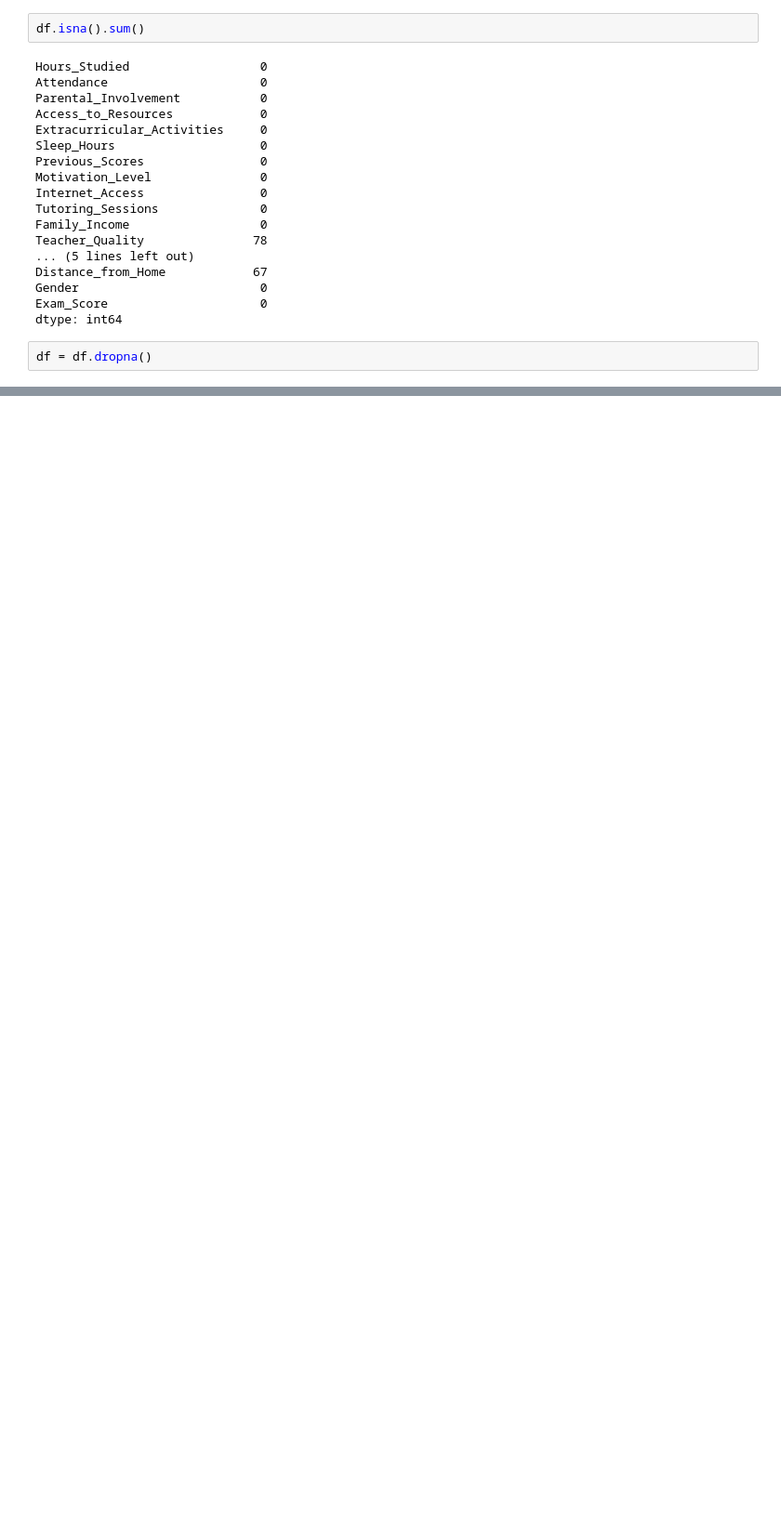
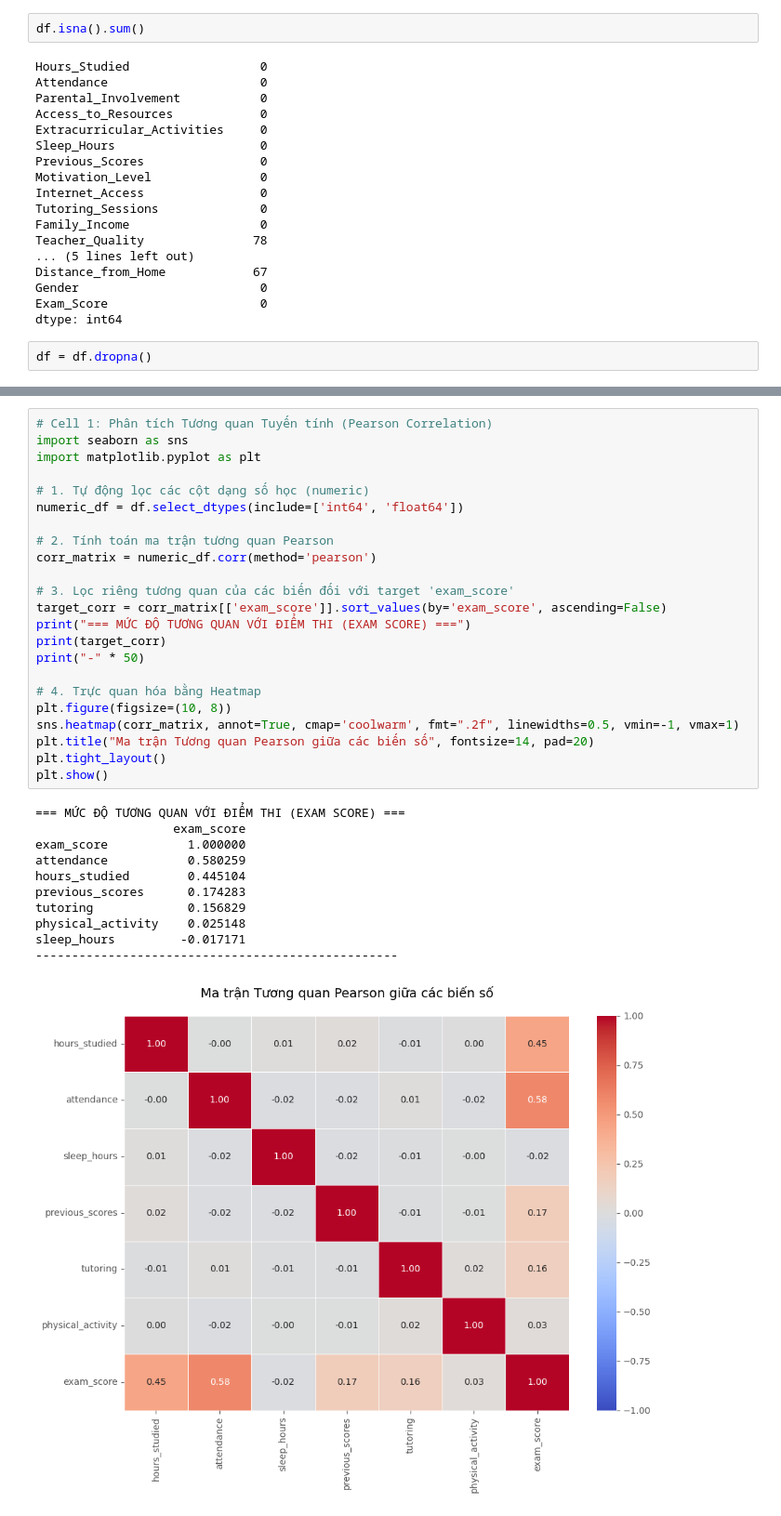
Before and after one commit to LineLuLan/student-dashboard, a Jupyter notebook: analysis/eda.ipynb, the cells around one changed output, grey strips where cells are left out. Shown at 93% size. Drawn from its saved outputs; the diff is of its cells as text; blank space fills up the shorter version.

```diff
--- a/analysis/eda.ipynb
+++ b/analysis/eda.ipynb
@@ -145,3 +145,38 @@ df.to_csv("../data/processed/clean_student_performance.csv", index=False)
 print("DONE EXPORT")
 # %% [output]
 DONE EXPORT
+# %%
+# Cell 1: Phân tích Tương quan Tuyến tính (Pearson Correlation)
+import seaborn as sns
+import matplotlib.pyplot as plt
+
+# 1. Tự động lọc các cột dạng số học (numeric)
+numeric_df = df.select_dtypes(include=['int64', 'float64'])
+
+# 2. Tính toán ma trận tương quan Pearson
+corr_matrix = numeric_df.corr(method='pearson')
+
+# 3. Lọc riêng tương quan của các biến đối với target 'exam_score'
+target_corr = corr_matrix[['exam_score']].sort_values(by='exam_score', ascending=False)
+print("=== MỨC ĐỘ TƯƠNG QUAN VỚI ĐIỂM THI (EXAM SCORE) ===")
+print(target_corr)
+print("-" * 50)
+
+# 4. Trực quan hóa bằng Heatmap
+plt.figure(figsize=(10, 8))
+sns.heatmap(corr_matrix, annot=True, cmap='coolwarm', fmt=".2f", linewidths=0.5, vmin=-1, vmax=1)
+plt.title("Ma trận Tương quan Pearson giữa các biến số", fontsize=14, pad=20)
+plt.tight_layout()
+plt.show()
+# %% [output]
+=== MỨC ĐỘ TƯƠNG QUAN VỚI ĐIỂM THI (EXAM SCORE) ===
+                   exam_score
+exam_score           1.000000
+attendance           0.580259
+hours_studied        0.445104
+previous_scores      0.174283
+tutoring             0.156829
+physical_activity    0.025148
+sleep_hours         -0.017171
+--------------------------------------------------
+[figure, added]
```
Also changed, not shown: parts of 10 cells of this notebook, 9 other files.
